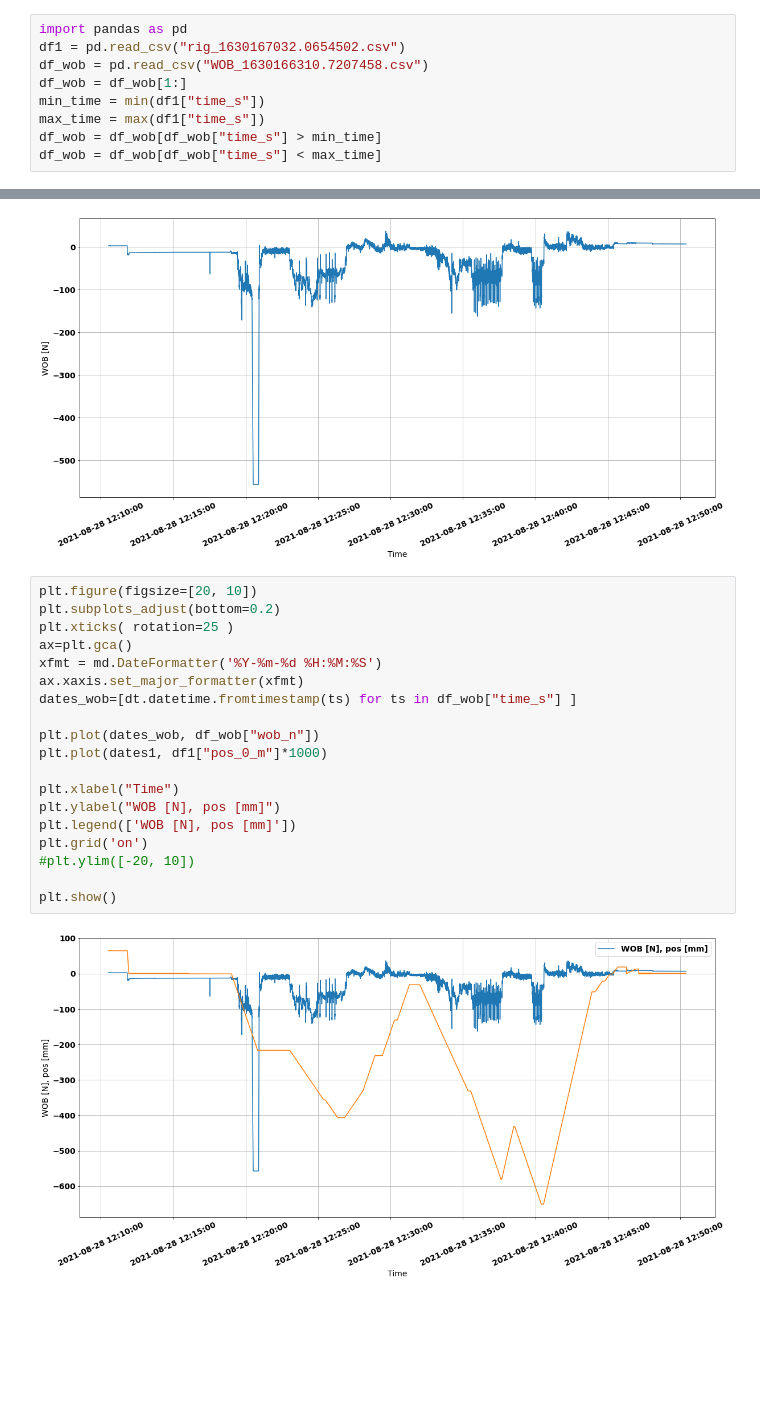
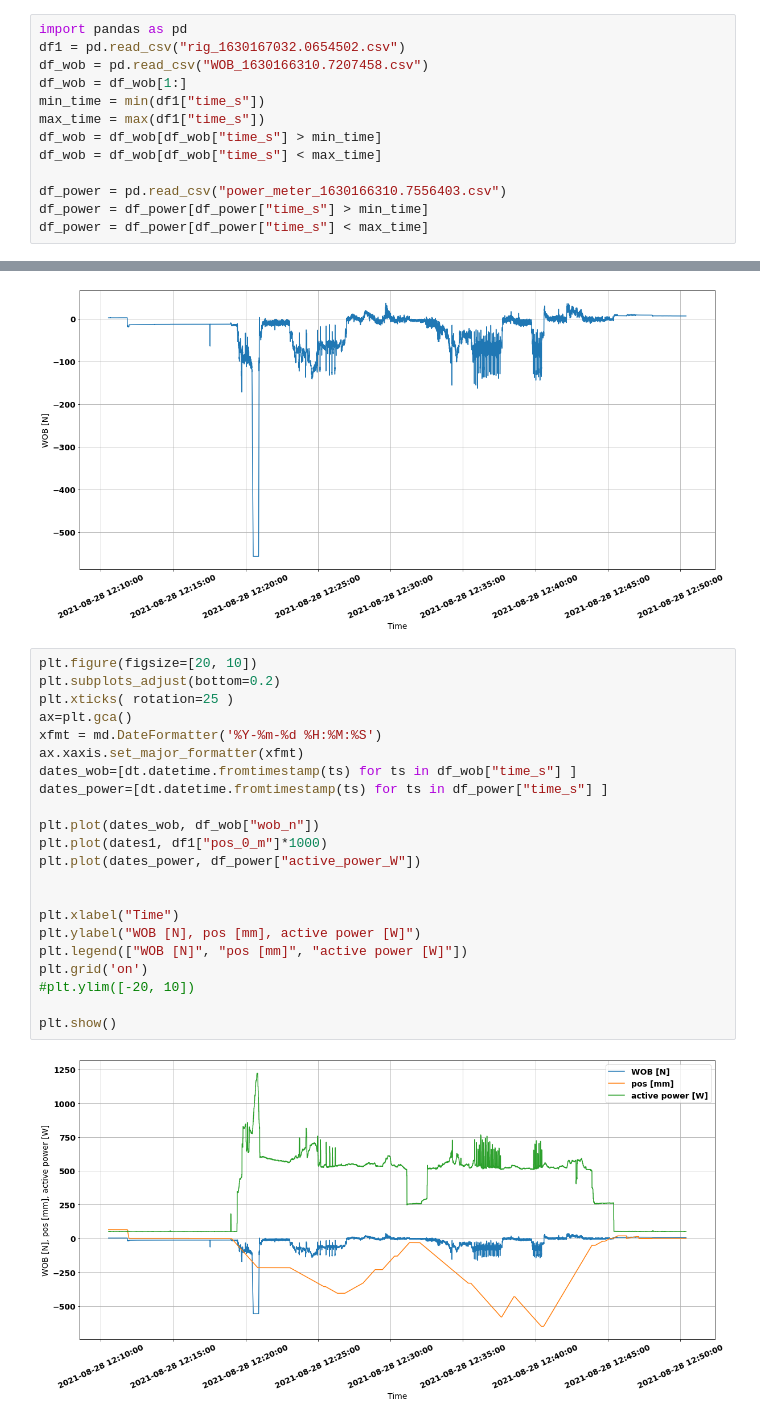
Before and after one commit to MIT-Hydration/HydrationIII, a Jupyter notebook: data/2021-Aug-28/Data Exploration 2021-Aug-28.ipynb, the cells around one changed output, grey strips where cells are left out. Cells and saved outputs as stored; diff of their text form; blank space fills up the shorter version.

Commit message:
Same time frame 2021-Aug-28 data, include power

```diff
--- a/data/2021-Aug-28/Data Exploration 2021-Aug-28.ipynb
+++ b/data/2021-Aug-28/Data Exploration 2021-Aug-28.ipynb
@@ -7,6 +7,10 @@ min_time = min(df1["time_s"])
 max_time = max(df1["time_s"])
 df_wob = df_wob[df_wob["time_s"] > min_time]
 df_wob = df_wob[df_wob["time_s"] < max_time]
+
+df_power = pd.read_csv("power_meter_1630166310.7556403.csv")
+df_power = df_power[df_power["time_s"] > min_time]
+df_power = df_power[df_power["time_s"] < max_time]
 # %%
 import matplotlib
 import matplotlib.pyplot as plt
@@ -94,24 +98,27 @@ plt.grid('on')
 plt.show()
 # %% [output]
 [figure]
-# %%
-plt.figure(figsize=[20, 10])
-plt.subplots_adjust(bottom=0.2)
-plt.xticks( rotation=25 )
-ax=plt.gca()
-xfmt = md.DateFormatter('%Y-%m-%d %H:%M:%S')
-ax.xaxis.set_major_formatter(xfmt)
-dates_wob=[dt.datetime.fromtimestamp(ts) for ts in df_wob["time_s"] ]
-
-plt.plot(dates_wob, df_wob["wob_n"])
-plt.plot(dates1, df1["pos_0_m"]*1000)
-
-plt.xlabel("Time")
-plt.ylabel("WOB [N], pos [mm]")
-plt.legend(['WOB [N], pos [mm]'])
-plt.grid('on')
-#plt.ylim([-20, 10])
-
-plt.show()
-# %% [output]
-[figure, removed]
+# %%
+plt.figure(figsize=[20, 10])
+plt.subplots_adjust(bottom=0.2)
+plt.xticks( rotation=25 )
+ax=plt.gca()
+xfmt = md.DateFormatter('%Y-%m-%d %H:%M:%S')
+ax.xaxis.set_major_formatter(xfmt)
+dates_wob=[dt.datetime.fromtimestamp(ts) for ts in df_wob["time_s"] ]
+dates_power=[dt.datetime.fromtimestamp(ts) for ts in df_power["time_s"] ]
+
+plt.plot(dates_wob, df_wob["wob_n"])
+plt.plot(dates1, df1["pos_0_m"]*1000)
+plt.plot(dates_power, df_power["active_power_W"])
+
+
+plt.xlabel("Time")
+plt.ylabel("WOB [N], pos [mm], active power [W]")
+plt.legend(["WOB [N]", "pos [mm]", "active power [W]"])
+plt.grid('on')
+#plt.ylim([-20, 10])
+
+plt.show()
+# %% [output]
+[figure, added]
```
Also changed, not shown: parts of 4 cells of this notebook.
